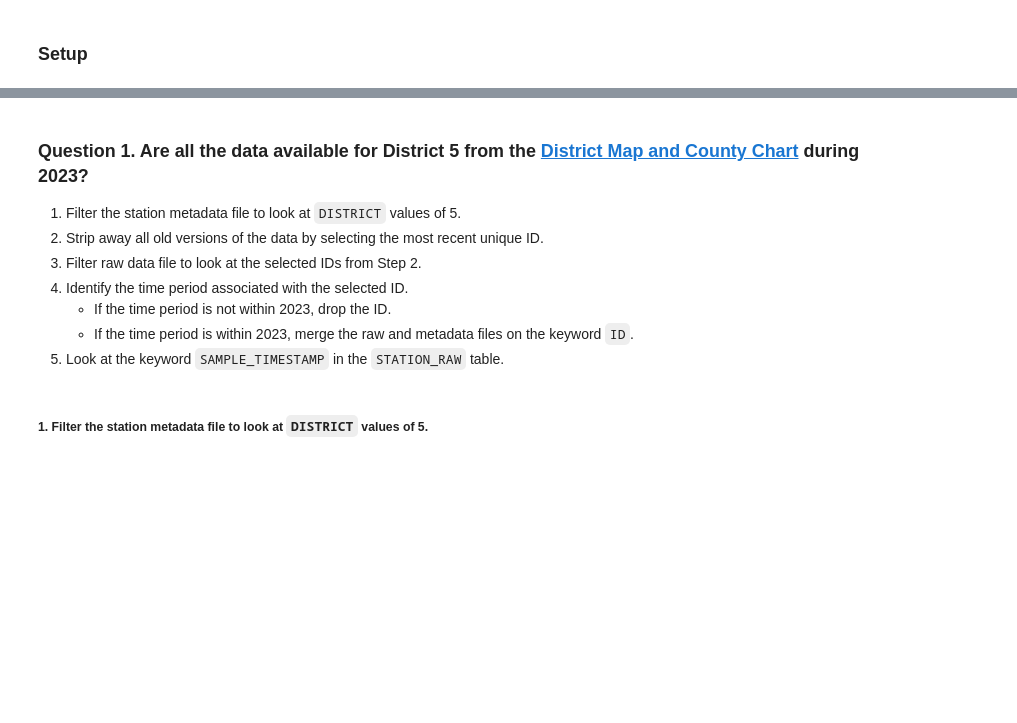
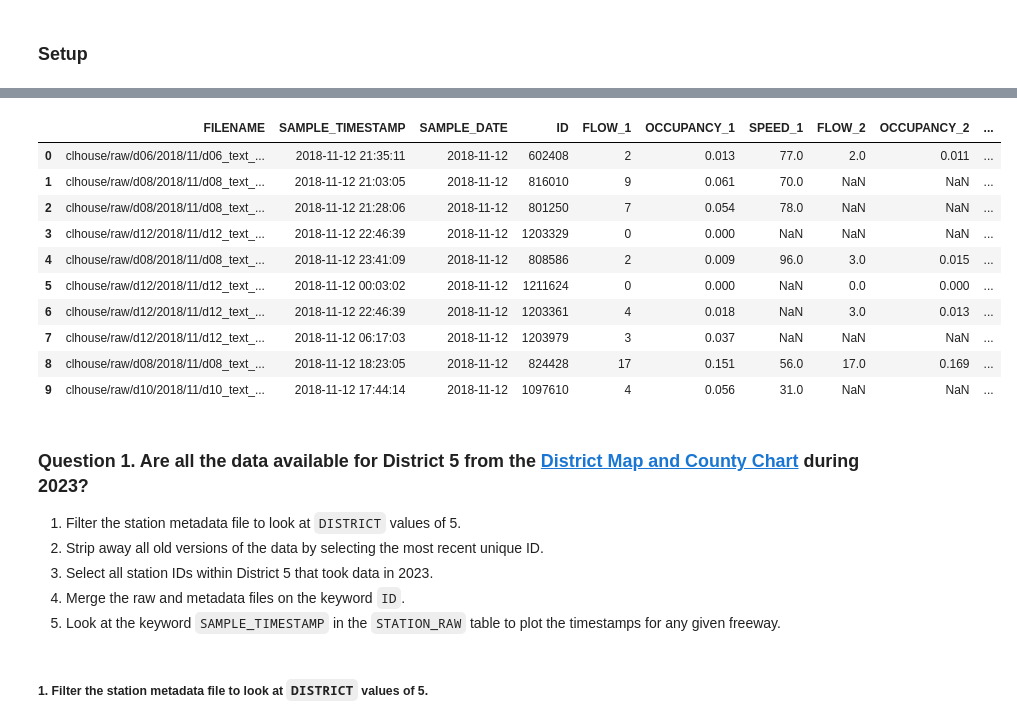
Before and after one commit to cagov/caldata-mdsa-caltrans-pems, a Jupyter notebook: pems/missing_data.ipynb, the cells around one changed output, grey strips where cells are left out. Saved outputs shown, nothing was run; the diff lists cells and outputs as text; code cells hidden in the pictures; blank space fills up the shorter version.

```diff
--- a/pems/missing_data.ipynb
+++ b/pems/missing_data.ipynb
@@ -59,13 +73,25 @@ station_status_df = station_status.execute(limit=10)
+# %%
+station_raw_df
+# %% [output]
+|  | FILENAME | SAMPLE_TIMESTAMP | SAMPLE_DATE | ID | FLOW_1 | OCCUPANCY_1 | SPEED_1 | FLOW_2 | OCCUPANCY_2 | ... |
+| 0 | clhouse/raw/d06/2018/11/d06_text_... | 2018-11-12 21:35:11 | 2018-11-12 | 602408 | 2 | 0.013 | 77.0 | 2.0 | 0.011 | ... |
+| 1 | clhouse/raw/d08/2018/11/d08_text_... | 2018-11-12 21:03:05 | 2018-11-12 | 816010 | 9 | 0.061 | 70.0 | NaN | NaN | ... |
+| 2 | clhouse/raw/d08/2018/11/d08_text_... | 2018-11-12 21:28:06 | 2018-11-12 | 801250 | 7 | 0.054 | 78.0 | NaN | NaN | ... |
+| 3 | clhouse/raw/d12/2018/11/d12_text_... | 2018-11-12 22:46:39 | 2018-11-12 | 1203329 | 0 | 0.000 | NaN | NaN | NaN | ... |
+| 4 | clhouse/raw/d08/2018/11/d08_text_... | 2018-11-12 23:41:09 | 2018-11-12 | 808586 | 2 | 0.009 | 96.0 | 3.0 | 0.015 | ... |
+| 5 | clhouse/raw/d12/2018/11/d12_text_... | 2018-11-12 00:03:02 | 2018-11-12 | 1211624 | 0 | 0.000 | NaN | 0.0 | 0.000 | ... |
+| 6 | clhouse/raw/d12/2018/11/d12_text_... | 2018-11-12 22:46:39 | 2018-11-12 | 1203361 | 4 | 0.018 | NaN | 3.0 | 0.013 | ... |
+| 7 | clhouse/raw/d12/2018/11/d12_text_... | 2018-11-12 06:17:03 | 2018-11-12 | 1203979 | 3 | 0.037 | NaN | NaN | NaN | ... |
+| 8 | clhouse/raw/d08/2018/11/d08_text_... | 2018-11-12 18:23:05 | 2018-11-12 | 824428 | 17 | 0.151 | 56.0 | 17.0 | 0.169 | ... |
+| 9 | clhouse/raw/d10/2018/11/d10_text_... | 2018-11-12 17:44:14 | 2018-11-12 | 1097610 | 4 | 0.056 | 31.0 | NaN | NaN | ... |
 # %% [markdown]
 ### Question 1. Are all the data available for District 5 from the [District Map and County Chart](https://cwwp2.dot.ca.gov/documentation/district-map-county-chart.htm) during 2023?
 
 1. Filter the station metadata file to look at `DISTRICT` values of 5.
 2. Strip away all old versions of the data by selecting the most recent unique ID.
-3. Filter raw data file to look at the selected IDs from Step 2.
-4. Identify the time period associated with the selected ID.
-   - If the time period is not within 2023, drop the ID.
-   - If the time period is within 2023, merge the raw and metadata files on the keyword `ID`.
-5. Look at the keyword `SAMPLE_TIMESTAMP` in the `STATION_RAW` table.
+3. Select all station IDs within District 5 that took data in 2023.
+4. Merge the raw and metadata files on the keyword `ID`.
+5. Look at the keyword `SAMPLE_TIMESTAMP` in the `STATION_RAW` table to plot the timestamps for any given freeway.
 # %% [markdown]
 ##### 1. Filter the station metadata file to look at `DISTRICT` values of 5.
 # %%
```
Also changed, not shown: parts of 29 cells of this notebook.
